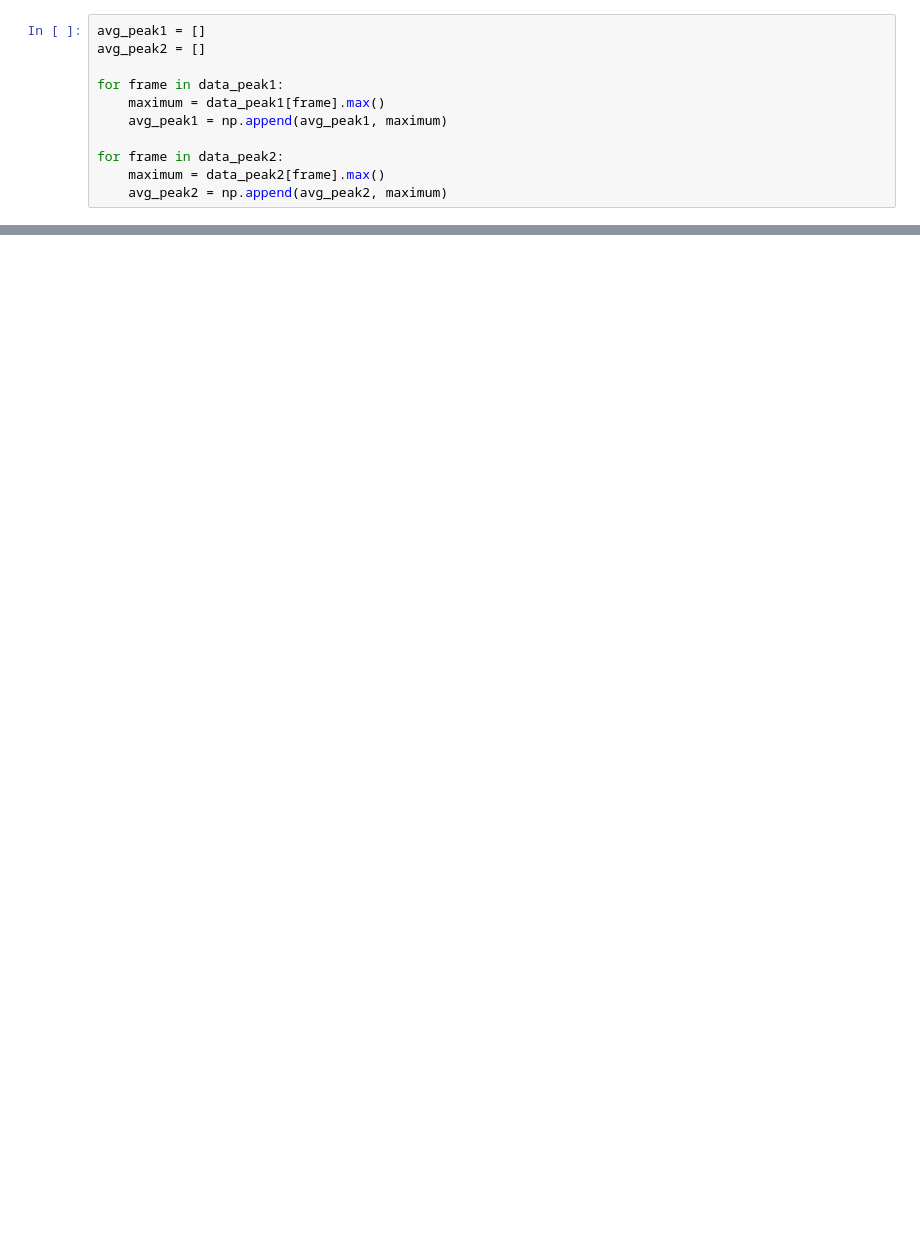
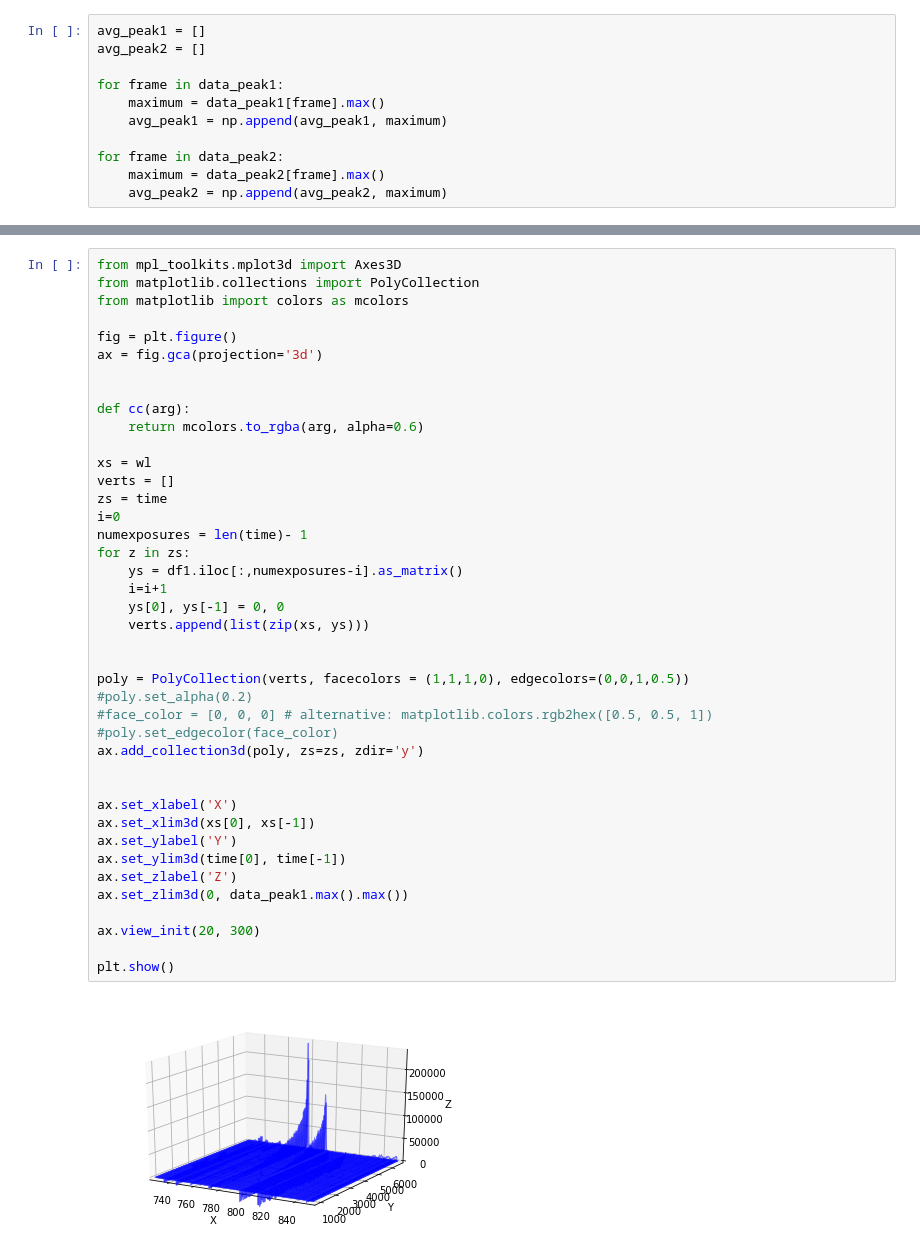
Before and after one commit to msb002/MHDlab, a Jupyter notebook: Python Analysis/Vapor Tube Analysis-excimer_2.ipynb, the cells around one changed output, grey strips where cells are left out. Drawn from its saved outputs; the diff is of its cells as text; blank space fills up the shorter version.

```diff
--- a/Python Analysis/Vapor Tube Analysis-excimer_2.ipynb
+++ b/Python Analysis/Vapor Tube Analysis-excimer_2.ipynb
@@ -113,0 +169,43 @@ plt.legend(bbox_to_anchor=(1.05, 1), loc=2, borderaxespad=0.)
+# %%
+from mpl_toolkits.mplot3d import Axes3D
+from matplotlib.collections import PolyCollection
+from matplotlib import colors as mcolors
+
+fig = plt.figure()
+ax = fig.gca(projection='3d')
+
+
+def cc(arg):
+    return mcolors.to_rgba(arg, alpha=0.6)
+
+xs = wl
+verts = []
+zs = time
+i=0
+numexposures = len(time)- 1
+for z in zs:
+    ys = df1.iloc[:,numexposures-i].as_matrix()
+    i=i+1
+    ys[0], ys[-1] = 0, 0
+    verts.append(list(zip(xs, ys)))
+
+
+poly = PolyCollection(verts, facecolors = (1,1,1,0), edgecolors=(0,0,1,0.5))
+#poly.set_alpha(0.2)
+#face_color = [0, 0, 0] # alternative: matplotlib.colors.rgb2hex([0.5, 0.5, 1])
+#poly.set_edgecolor(face_color)
+ax.add_collection3d(poly, zs=zs, zdir='y')
+
+
+ax.set_xlabel('X')
+ax.set_xlim3d(xs[0], xs[-1])
+ax.set_ylabel('Y')
+ax.set_ylim3d(time[0], time[-1])
+ax.set_zlabel('Z')
+ax.set_zlim3d(0, data_peak1.max().max())
+
+ax.view_init(20, 300)
+
+plt.show()
+# %% [output]
+[figure, added]
```
Also changed, not shown: parts of 11 cells of this notebook.
